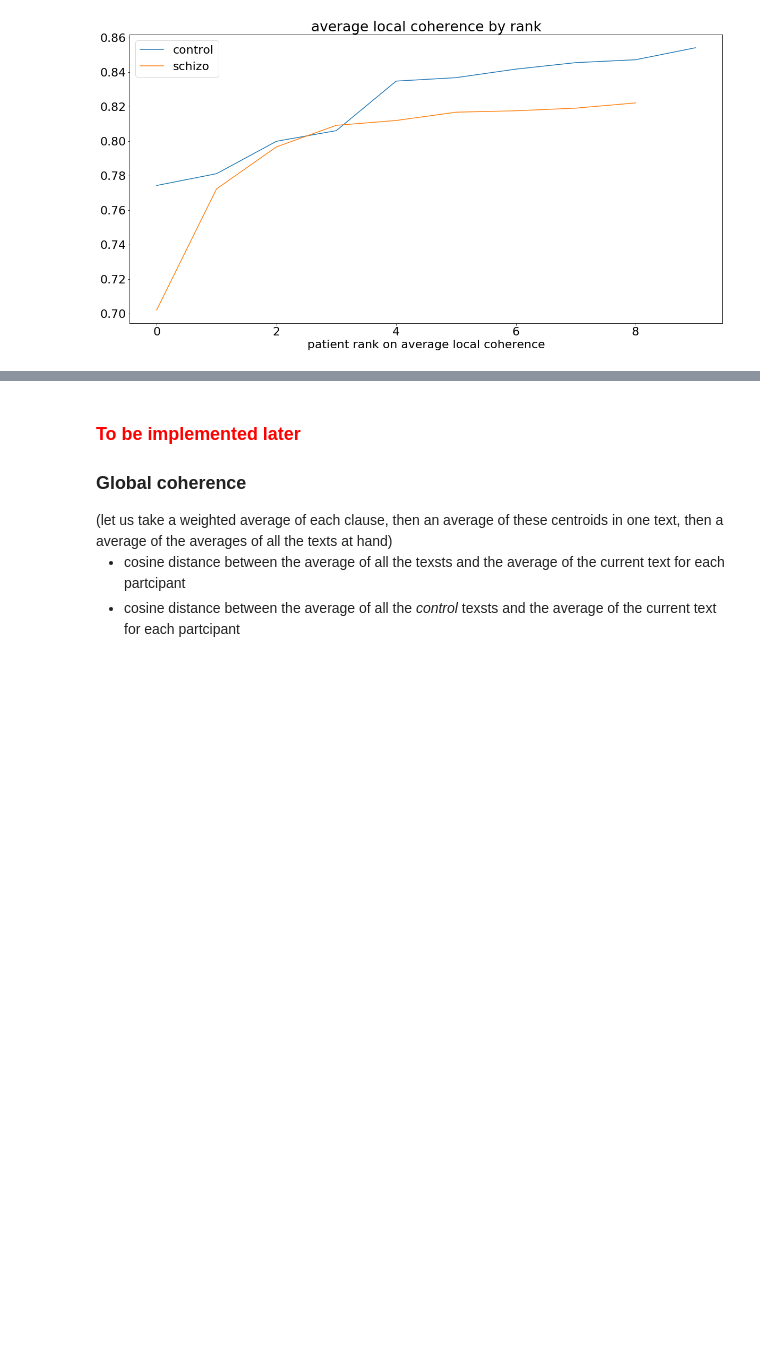
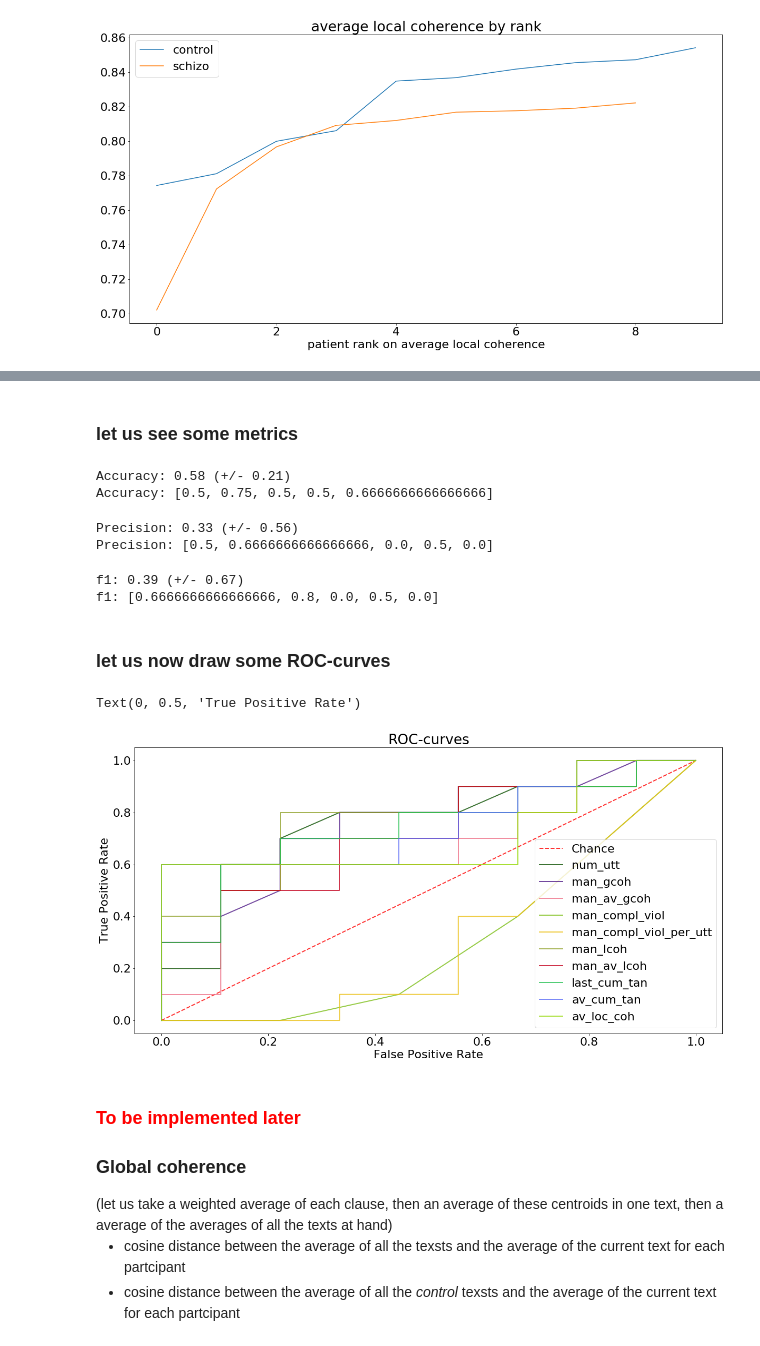
Before and after one commit to flying-bear/modeling_schizo, a Jupyter notebook: modeling_schizo.ipynb, the cells around one changed output, grey strips where cells are left out. Saved outputs shown, nothing was run; the diff lists cells and outputs as text; code cells hidden in the pictures; blank space fills up the shorter version.

Commit message:
machine learnin' and roc-curve

```diff
--- a/modeling_schizo.ipynb
+++ b/modeling_schizo.ipynb
@@ -321,6 +324,9 @@ sample['control']['HP-03']
 let us create a pandas dict for our metrics
 # %%
 patient_df = pd.read_csv(manual_filename)
+# %%
+patient_df['man_compl_viol'] = pd.Series([-x for x in patient_df['man_compl_viol']],index=patient_df.index)
+patient_df['man_compl_viol_per_utt'] = pd.Series([-x for x in patient_df['man_compl_viol_per_utt']],index=patient_df.index)
 # %%
 pd.DataFrame(patient_df)
 # %% [output]
@@ -839,3 +861,47 @@ Text(0.5, 0, 'patient rank on average local coherence')
+# %%
+array_all = patient_df.values[:,2:]
+X = array_all[:, 1:]
+y = array_all[:, 0]
+# %% [markdown]
+### let us see some metrics
+# %%
+clf = svm.SVC(gamma='scale')
+accuracy_scores = cross_val_score(clf, [list(x) for x in array_all[:, 1:]], list(array_all[:, 0]), cv=5)
+print('Accuracy: %0.2f (+/- %0.2f)' % (accuracy_scores.mean(), accuracy_scores.std() * 2))
+print('Accuracy: ' + str(list(accuracy_scores)))
+# %% [output]
+Accuracy: 0.58 (+/- 0.21)
+Accuracy: [0.5, 0.75, 0.5, 0.5, 0.6666666666666666]
+# %%
+precision_scores = cross_val_score(clf, [list(x) for x in array_all[:, 1:]], list(array_all[:, 0]), cv=5, scoring='precision')
+print('Precision: %0.2f (+/- %0.2f)' % (precision_scores.mean(), precision_scores.std() * 2))
+print('Precision: ' + str(list(precision_scores)))
+# %% [output]
+Precision: 0.33 (+/- 0.56)
+Precision: [0.5, 0.6666666666666666, 0.0, 0.5, 0.0]
+# %%
+f1_scores = cross_val_score(clf, [list(x) for x in array_all[:, 1:]], list(array_all[:, 0]), cv=5, scoring='f1')
+print('f1: %0.2f (+/- %0.2f)' % (f1_scores.mean(), f1_scores.std() * 2))
+print('f1: ' + str(list(f1_scores)))
+# %% [output]
+f1: 0.39 (+/- 0.67)
+f1: [0.6666666666666666, 0.8, 0.0, 0.5, 0.0]
+# %% [markdown]
+### let us now draw some ROC-curves
+# %%
+plt.plot([0, 1], [0, 1], linestyle='--', lw=2, color='r', label='Chance', alpha=.8)
+for col in patient_df.keys()[3:]:
+    y = patient_df['diagnosis']
+    x = patient_df[col]
+    fpr, tpr, thresholds = roc_curve(y, x, pos_label=0)
+    plt.plot(fpr, tpr, label=col, lw=2, alpha=.8, color=random_color())
+plt.legend(loc='lower right')
+plt.title(label='ROC-curves')
+plt.xlabel('False Positive Rate')
+plt.ylabel('True Positive Rate')
+# %% [output]
+Text(0, 0.5, 'True Positive Rate')
+[figure, added]
 # %% [markdown]
 <h3 style='color:red'>To be implemented later</h3>
 <h3>Global coherence</h3>
```
Also changed, not shown: parts of 10 cells of this notebook.
